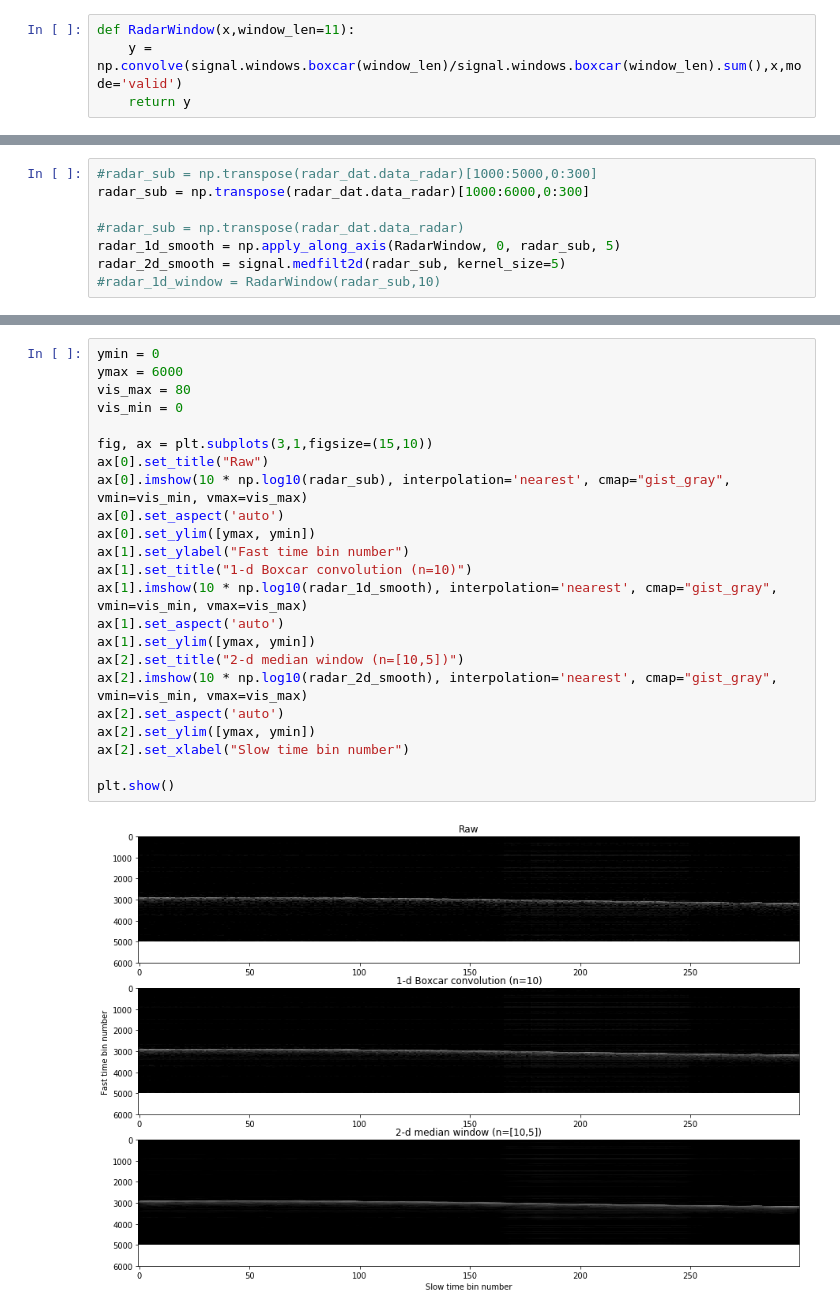
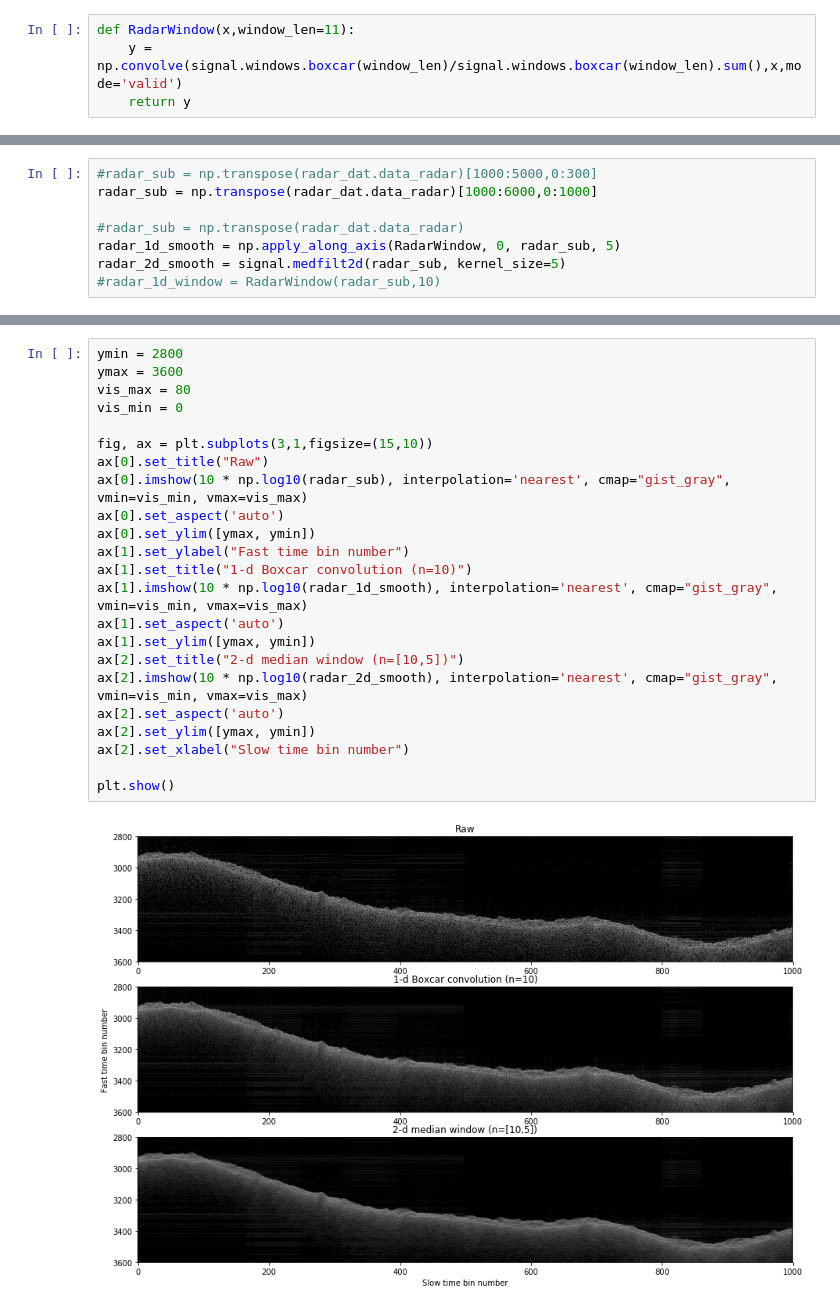
Before and after one commit to kingjml/pySnowRadar, a Jupyter notebook: pyWavelet/awi.ipynb, the cells around one changed output, grey strips where cells are left out. Cells and saved outputs as stored; diff of their text form.

```diff
--- a/pyWavelet/awi.ipynb
+++ b/pyWavelet/awi.ipynb
@@ -35,6 +53,6 @@ def RadarWindow(x,window_len=11):
 # %%
 #radar_sub = np.transpose(radar_dat.data_radar)[1000:5000,0:300]
-radar_sub = np.transpose(radar_dat.data_radar)[1000:6000,0:300]
+radar_sub = np.transpose(radar_dat.data_radar)[1000:6000,0:1000]
 
 #radar_sub = np.transpose(radar_dat.data_radar)
 radar_1d_smooth = np.apply_along_axis(RadarWindow, 0, radar_sub, 5)
@@ -57,25 +74,25 @@ plt.show()
 # %%
-ymin = 0
-ymax = 6000
+ymin = 2800
+ymax = 3600
 vis_max = 80
 vis_min = 0
 
 fig, ax = plt.subplots(3,1,figsize=(15,10))
 ax[0].set_title("Raw")
 ax[0].imshow(10 * np.log10(radar_sub), interpolation='nearest', cmap="gist_gray", vmin=vis_min, vmax=vis_max)
 ax[0].set_aspect('auto')
 ax[0].set_ylim([ymax, ymin])
 ax[1].set_ylabel("Fast time bin number")
 ax[1].set_title("1-d Boxcar convolution (n=10)")
 ax[1].imshow(10 * np.log10(radar_1d_smooth), interpolation='nearest', cmap="gist_gray", vmin=vis_min, vmax=vis_max)
 ax[1].set_aspect('auto')
 ax[1].set_ylim([ymax, ymin])
 ax[2].set_title("2-d median window (n=[10,5])")
 ax[2].imshow(10 * np.log10(radar_2d_smooth), interpolation='nearest', cmap="gist_gray", vmin=vis_min, vmax=vis_max)
 ax[2].set_aspect('auto')
 ax[2].set_ylim([ymax, ymin])
 ax[2].set_xlabel("Slow time bin number")
 
 plt.show()
 # %% [output]
-[figure, old version]
+[figure, new version]
```
Also changed, not shown: parts of 16 cells of this notebook, 10 other files.
